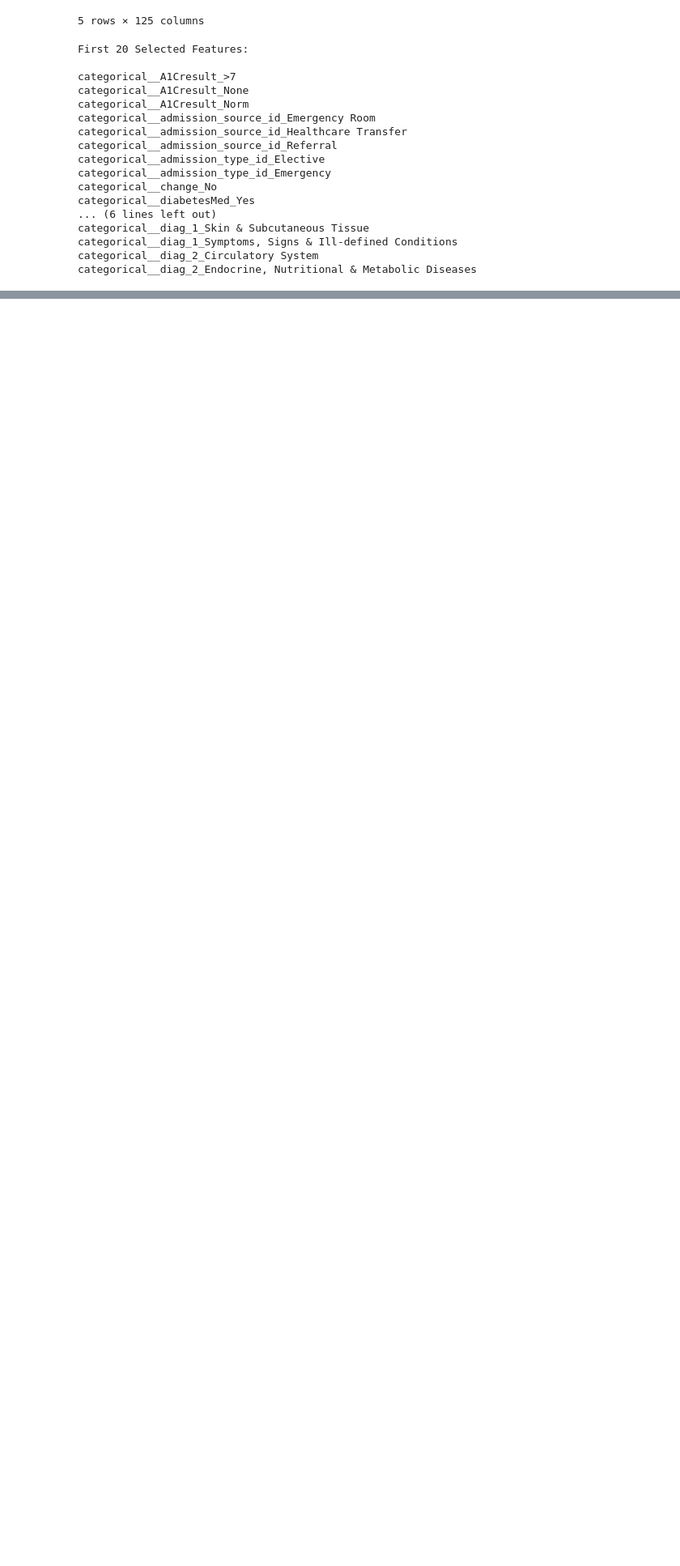
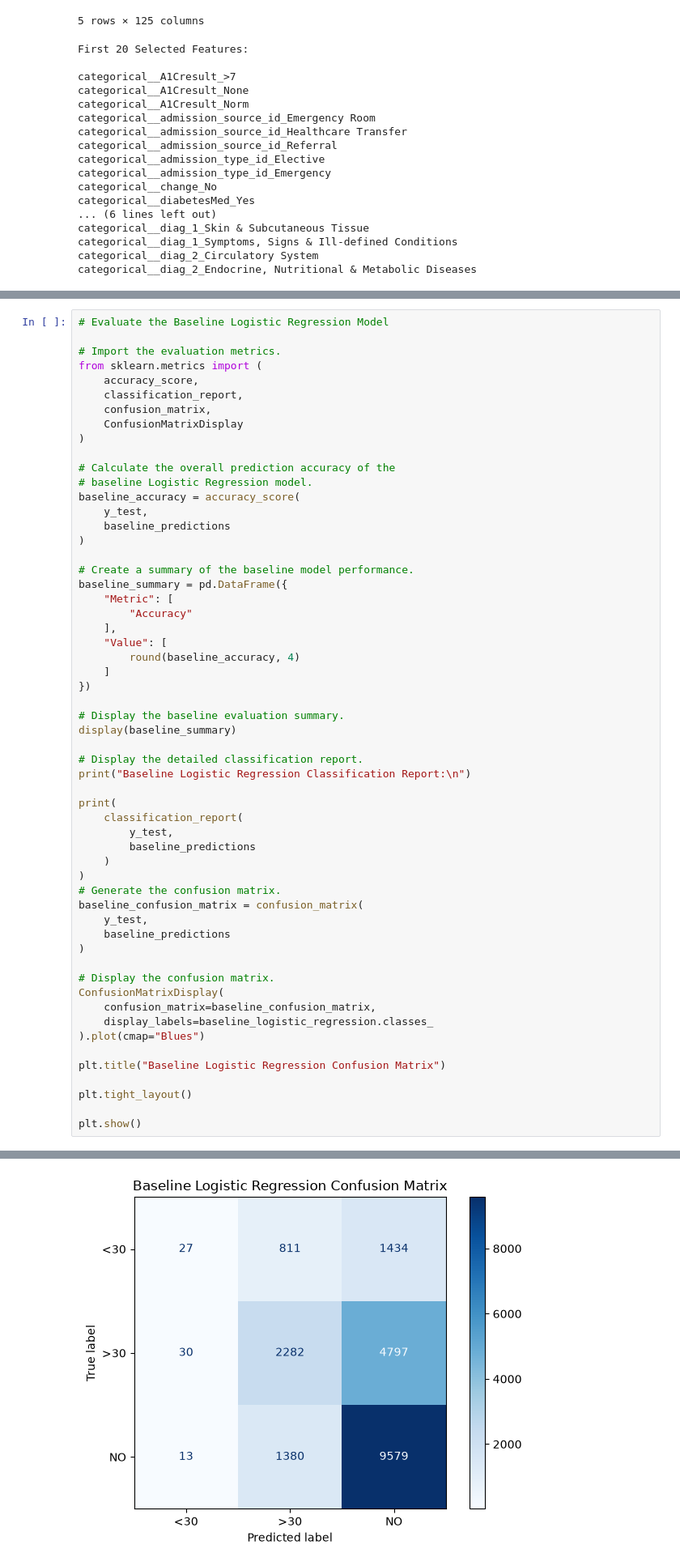
Before and after one commit to ajay-nagpal/Hospital-Readmission-Prediction, a Jupyter notebook: hospital_readmission.ipynb, the cells around one changed output, grey strips where cells are left out. Shown at 81% size. Cells and saved outputs as stored; diff of their text form; blank space fills up the shorter version.

Commit message:
Baseline Logistic Regression Model

```diff
--- a/hospital_readmission.ipynb
+++ b/hospital_readmission.ipynb
@@ -3951,0 +4067,58 @@ Overall, the selected models provide a balanced comparison between simple statis
+# %%
+# Evaluate the Baseline Logistic Regression Model
+
+# Import the evaluation metrics.
+from sklearn.metrics import (
+    accuracy_score,
+    classification_report,
+    confusion_matrix,
+    ConfusionMatrixDisplay
+)
+
+# Calculate the overall prediction accuracy of the
+# baseline Logistic Regression model.
+baseline_accuracy = accuracy_score(
+    y_test,
+    baseline_predictions
+)
+
+# Create a summary of the baseline model performance.
+baseline_summary = pd.DataFrame({
+    "Metric": [
+        "Accuracy"
+    ],
+    "Value": [
+        round(baseline_accuracy, 4)
+    ]
+})
+
+# Display the baseline evaluation summary.
+display(baseline_summary)
+
+# Display the detailed classification report.
+print("Baseline Logistic Regression Classification Report:\n")
+
+print(
+    classification_report(
+        y_test,
+        baseline_predictions
+    )
+)
+# Generate the confusion matrix.
+baseline_confusion_matrix = confusion_matrix(
+    y_test,
+    baseline_predictions
+)
+
+# Display the confusion matrix.
+ConfusionMatrixDisplay(
+    confusion_matrix=baseline_confusion_matrix,
+    display_labels=baseline_logistic_regression.classes_
+).plot(cmap="Blues")
+
+plt.title("Baseline Logistic Regression Confusion Matrix")
+
+plt.tight_layout()
+
+plt.show()
+# %% [output]
@@ -3951,0 +4138 @@ Overall, the selected models provide a balanced comparison between simple statis
+[figure, added]
```
Also changed, not shown: parts of 5 cells of this notebook.
